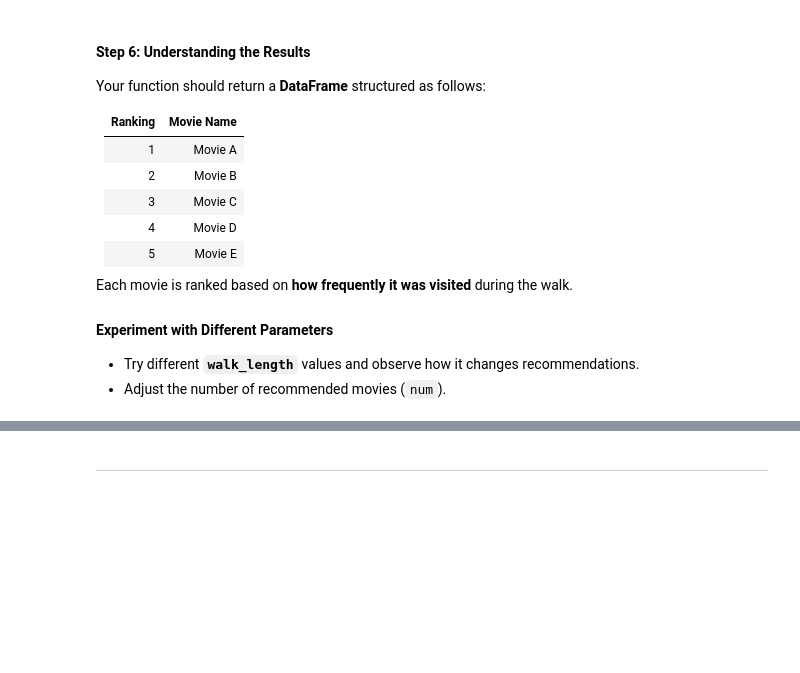
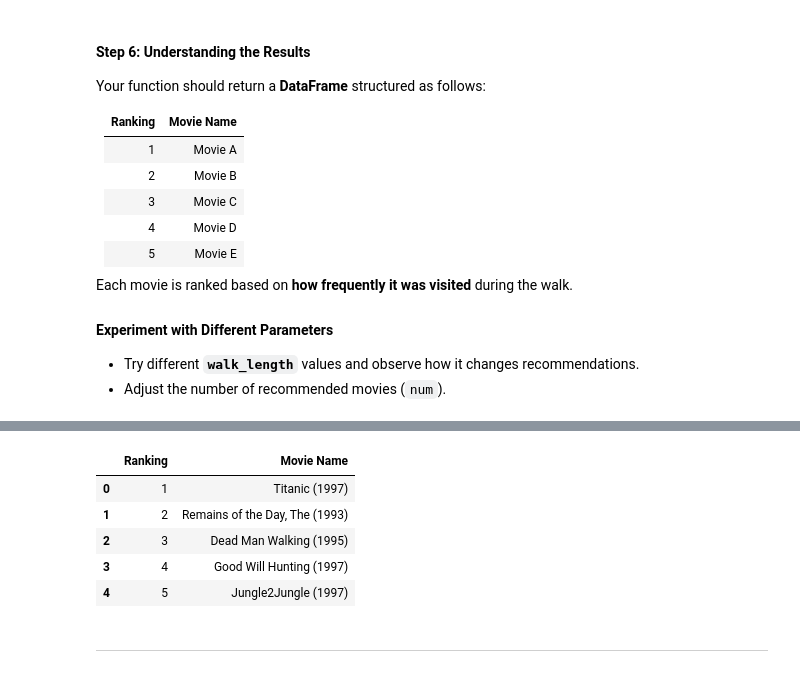
Before and after one commit to AlexanderMesa/Movie-Recommendation, a Jupyter notebook: Programming_Assignment/Programming_Assignment_1.ipynb, the cells around one changed output, grey strips where cells are left out. Drawn from its saved outputs; the diff is of its cells as text; code cells hidden in the pictures; blank space fills up the shorter version.

Commit message:
Worked on Random Walker

```diff
--- a/Programming_Assignment/Programming_Assignment_1.ipynb
+++ b/Programming_Assignment/Programming_Assignment_1.ipynb
@@ -737,8 +738,8 @@ This results in a **bipartite graph**, where:
 # %%
 # Code the function here
 ratings = ratings.merge(movies, on='movie_id')
-print(ratings)
-ratings = ratings.groupby(['user_id', 'movie_id', 'title'])['rating'].mean().reset_index()
+#print(ratings)
+ratings = ratings.groupby(['user_id', 'movie_id', 'title_x'])['rating'].mean().reset_index()
 ratings['rating'] = ratings.groupby('user_id')['rating'].transform(lambda x: x - x.mean())
 
 graph = {}
@@ -751,9 +752,11 @@ for _, row in ratings.iterrows():
     graph[user].add(movie)
     graph[movie].add(user)
 
+#print(graph)
+
 user_id = 1
 print(graph[user_id])
 
-movie_id = 50
-print(graph[movie_id])
+#movie_id = 50
+#print(graph[movie_id])
 # %% [output]
@@ -873,0 +852,73 @@ SyntaxError: incomplete input (1426246761.py, line 6)
+# %%
+# Code the function here
+import random # For Random Walks
+import pandas as pd # For Handling Data
+from collections import Counter
+
+def weighted_pixie_recommend(user_id, walk_length=15, num=5):
+    # List of connected nodes (users) in graph where the users must have at least 50 common movie ratings with user_id
+    # Occurences help keeps track of number of movies user_id and another user have rated the same movie so we can find the connected nodes
+    connected_nodes = []
+    occurences = []
+    for user in users['user_id']:
+        for item in graph[user_id]:
+            if item in graph[user]:
+                occurences.append(user)
+    for user in users['user_id']:
+        if (occurences.count(user) >= 100 and user_id != user):
+            connected_nodes.append(user)
+    print(connected_nodes)
+
+    # Create walk_scores array which has walk score for each user; Highest score determines next user we walk to in graph
+    walk_scores = []
+    next_walk = 0
+    for i in range(0, len(users)):
+        walk_scores.append(0.0)
+
+    movie_walkers = []
+    movie_walker_id = 1
+    # For each walk, randomly walk to a node from connected_nodes array and pick their top rated movie. Users more similar to user_id will have a higher chance of being walked to
+    # User with highest walk score (index of walk score) will be where the random walker will take us. There, we choose the first movie in ratings table where that user gave a 5
+    # This checks if users are in the graph since users not in the graph will have a walk score of 0.0
+    for walk in range(0, walk_length):
+        for i in range(0, len(users)):
+            walk_scores[i] = 0.0
+
+        for user in connected_nodes:
+            walk_scores[user-1] = user_sim_df.loc[user_id, user] * random.random()
+        # next_walk is the user we walked to
+        next_walk = walk_scores.index(max(walk_scores)) + 1
+
+        # Get list of movies for the next_walk user
+        # Append the movie that corresponds to that user to the movie_walkers array (a movie that user gave a 5 or 4 if there's no 5)
+        movie_walker_id = 1
+        while (user_movie_matrix.loc[next_walk, movie_walker_id] <= 4.5 and movie_walker_id <= len(movies)):
+            movie_walker_id = movie_walker_id + 1
+
+        if (movie_walker_id > len(movies)):
+            movie_walker_id = 1
+            while (user_movie_matrix.loc[next_walk, movie_walker_id] <= 3.5):
+                movie_walker_id = movie_walker_id + 1
+        movie_walkers.append(movies.loc[movie_walker_id-1,['title']]['title'])
+
+    # Sort the movie_walkers array by most frequent item (Used Google AI with "sort array by most frequent item python" search)
+    counts = Counter(movie_walkers)
+    movie_walkers_sorted = sorted(movie_walkers, key=lambda x: (counts[x], -movie_walkers.index(x)), reverse=True)
+    # Remove Duplicates
+    index = 0
+    while (index < len(movie_walkers_sorted)-1):
+        if (movie_walkers_sorted[index] == movie_walkers_sorted[index+1]):
+            movie_walkers_sorted.pop(index)
+            index = index - 1
+        index = index + 1
+    movie_walkers_sorted = movie_walkers_sorted[:num]
+
+
+    result_df = pd.DataFrame({
+        'Ranking': range(1, num+1),
+        'Movie Name': movie_walkers_sorted
+    })
+    return result_df
+
+weighted_pixie_recommend(229, 50, 5)
+# %% [output]
@@ -874,3 +926,9 @@ SyntaxError: incomplete input (1426246761.py, line 6)
+|  | Ranking | Movie Name |
+| 0 | 1 | Titanic (1997) |
+| 1 | 2 | Remains of the Day, The (1993) |
+| 2 | 3 | Dead Man Walking (1995) |
+| 3 | 4 | Good Will Hunting (1997) |
+| 4 | 5 | Jungle2Jungle (1997) |
 # %% [markdown]
 ---
 # %% [markdown]
```
Also changed, not shown: parts of 7 cells of this notebook.
